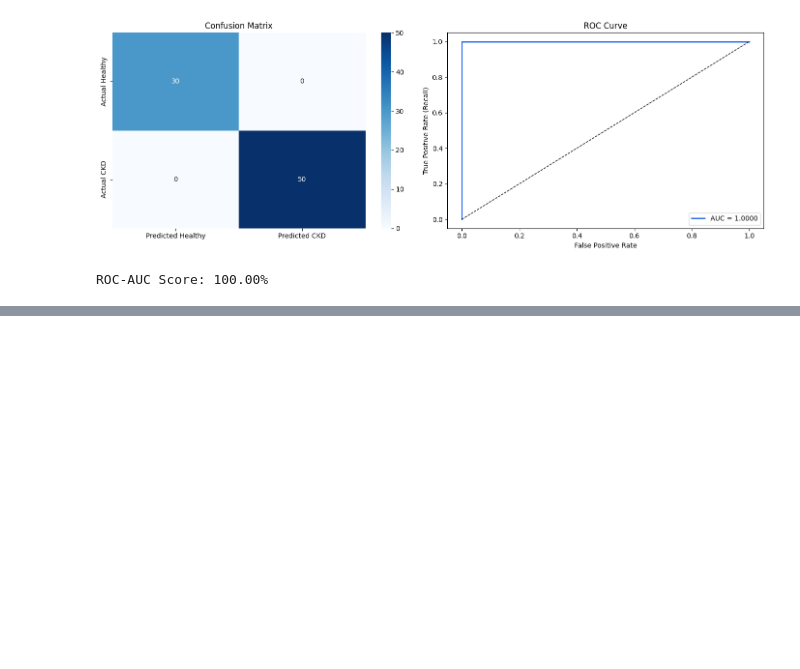
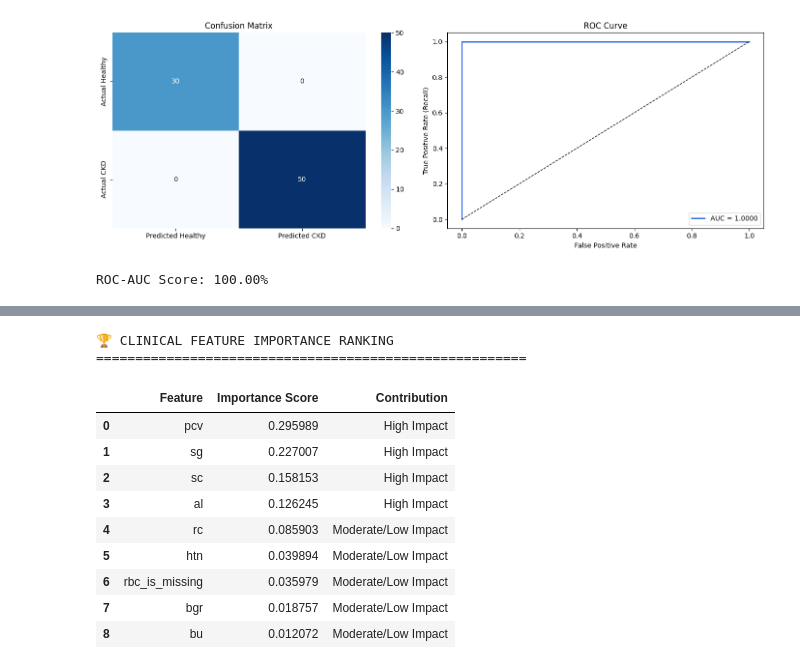
Before and after one commit to ShabeebMhd/CKD_Capstone-Project, a Jupyter notebook: 4. Feature Selection and Model Creation/Feature Selection and Model Creation.ipynb, the cells around one changed output, grey strips where cells are left out. Cells and saved outputs as stored; diff of their text form; code cells hidden in the pictures; blank space fills up the shorter version.

```diff
--- a/4. Feature Selection and Model Creation/Feature Selection and Model Creation.ipynb
+++ b/4. Feature Selection and Model Creation/Feature Selection and Model Creation.ipynb
@@ -501,0 +429,32 @@ Best CV Recall  : 98.47%
+# %%
+from sklearn.model_selection import GridSearchCV
+from sklearn.ensemble import RandomForestClassifier
+from sklearn.model_selection import StratifiedKFold
+
+
+param_grid = {
+    'n_estimators': [50, 100, 150],
+    'max_depth': [None, 5, 10],
+    'min_samples_split': [2, 5],
+    'min_samples_leaf': [1, 2]
+}
+
+cv_strategy = StratifiedKFold(n_splits=5, shuffle=True, random_state=42)
+
+#  Set up Grid Search for Random Forest algorithm
+grid_search = GridSearchCV(
+    estimator=RandomForestClassifier(class_weight='balanced', random_state=42),
+    param_grid=param_grid,
+    cv=cv_strategy,
+    scoring='recall',   # Recall is the ideal metric for medical scenarios because it minimizes false negatives.
+    n_jobs=-1
+)
+
+grid_search.fit(X_train_selected, y_train)
+best_rf_model = grid_search.best_estimator_
+
+print()
+print("\n🏆 GRID SEARCH COMPLETE")
+print(f"Best RF Parameters : {grid_search.best_params_}")
+print(f"Best CV Recall     : {grid_search.best_score_*100:.2f}%")
+print()
@@ -569,0 +517,25 @@ CLINICAL FEATURE WEIGHT ANALYSIS
+# %%
+importances = best_rf_model.feature_importances_
+
+clinical_df = pd.DataFrame({
+    'Feature': X_train_selected.columns,
+    'Importance Score': importances,
+    'Contribution': ['High Impact' if imp > 0.10 else 'Moderate/Low Impact' for imp in importances]
+}).sort_values('Importance Score', ascending=False).reset_index(drop=True)
+
+print("🏆 CLINICAL FEATURE IMPORTANCE RANKING")
+print("="*55)
+display(clinical_df)
+# %% [output]
+🏆 CLINICAL FEATURE IMPORTANCE RANKING
+=======================================================
+|  | Feature | Importance Score | Contribution |
+| 0 | pcv | 0.295989 | High Impact |
+| 1 | sg | 0.227007 | High Impact |
+| 2 | sc | 0.158153 | High Impact |
+| 3 | al | 0.126245 | High Impact |
+| 4 | rc | 0.085903 | Moderate/Low Impact |
+| 5 | htn | 0.039894 | Moderate/Low Impact |
+| 6 | rbc_is_missing | 0.035979 | Moderate/Low Impact |
+| 7 | bgr | 0.018757 | Moderate/Low Impact |
+| 8 | bu | 0.012072 | Moderate/Low Impact |
```
Also changed, not shown: parts of 37 cells of this notebook.
